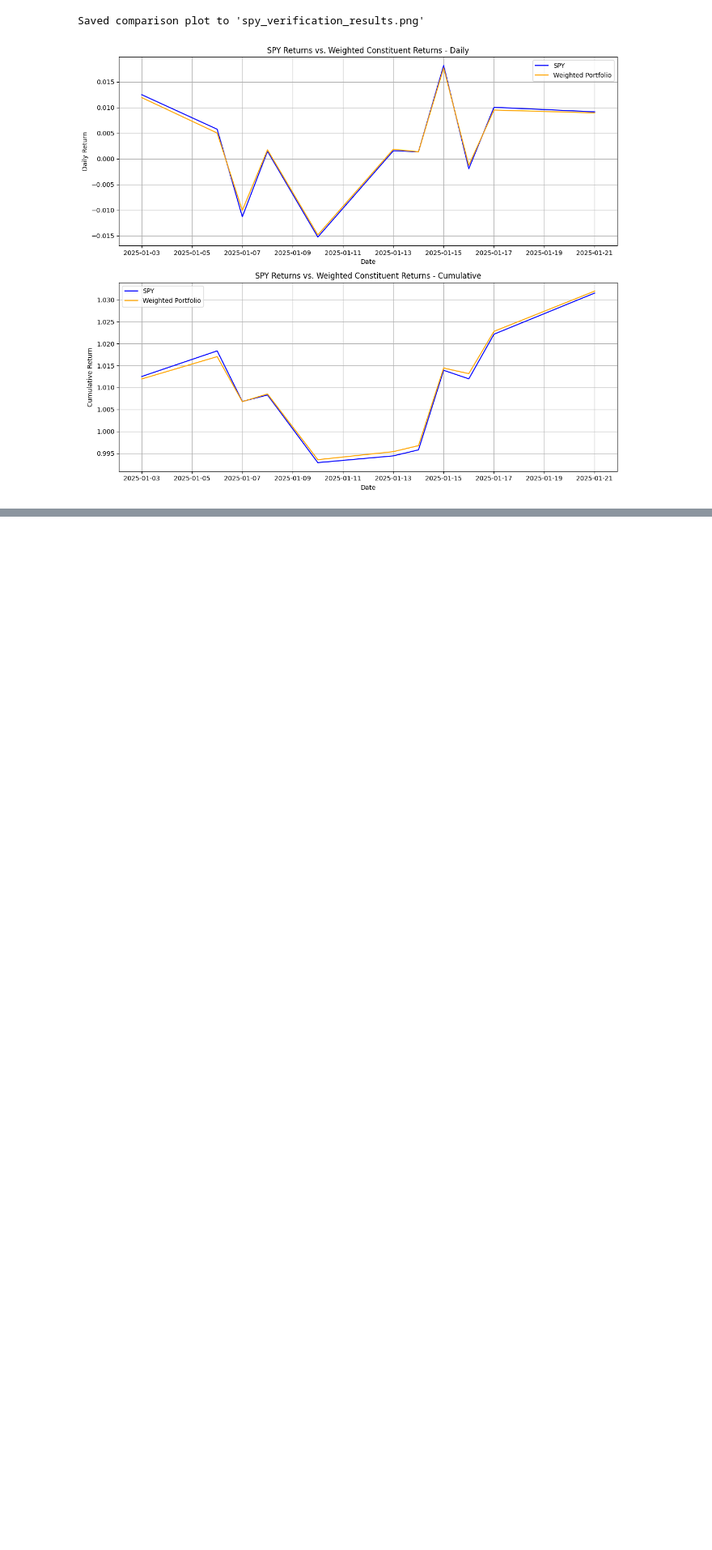
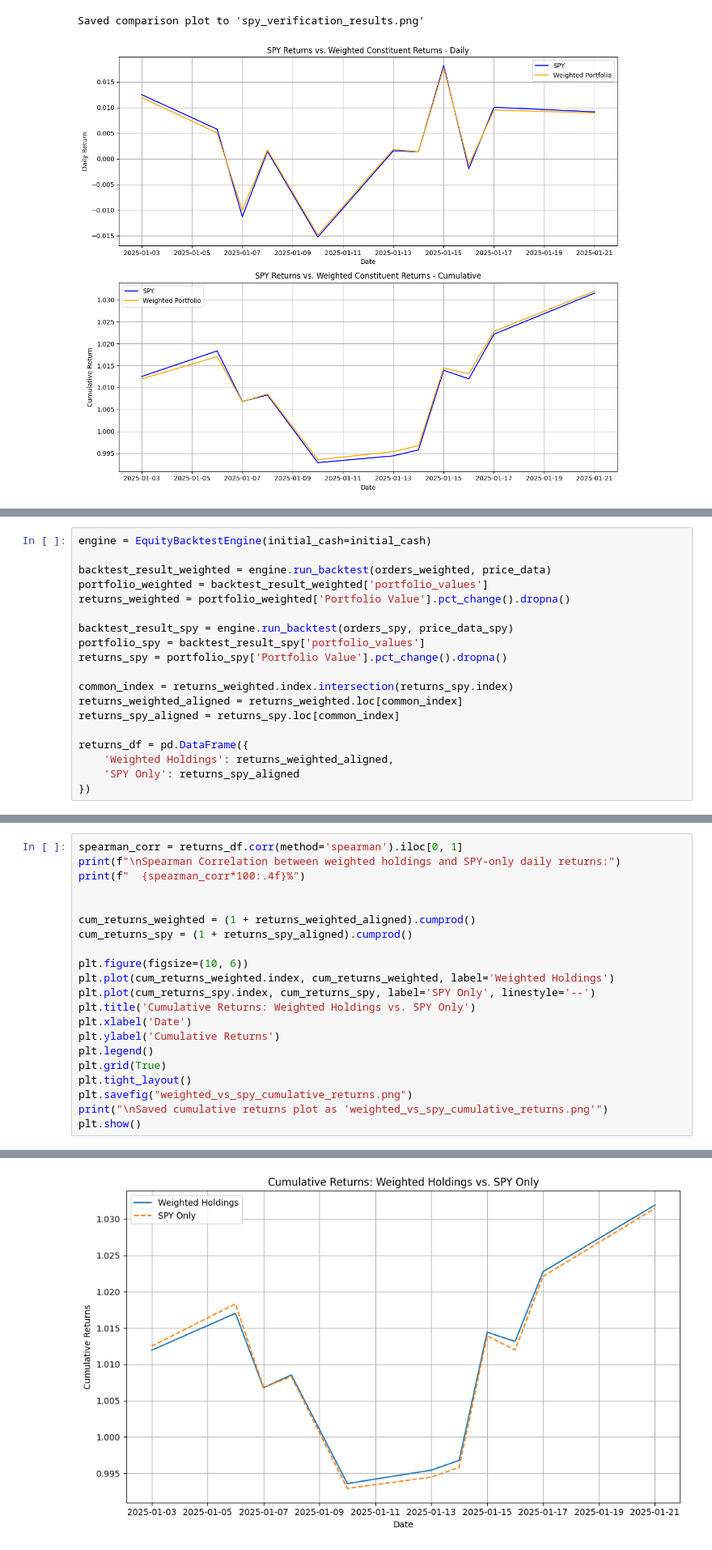
Before and after one commit to nchu05/millennium-data-quality, a Jupyter notebook: backtester/verify_backtester_data.ipynb, the cells around one changed output, grey strips where cells are left out. Shown at 81% size. Cells and saved outputs as stored; diff of their text form; blank space fills up the shorter version.

Commit message:
added backtest full pipeline verification test

```diff
--- a/backtester/verify_backtester_data.ipynb
+++ b/backtester/verify_backtester_data.ipynb
@@ -99,0 +228,19 @@ Saved comparison plot to 'spy_verification_results.png'
+# %%
+engine = EquityBacktestEngine(initial_cash=initial_cash)
+
+backtest_result_weighted = engine.run_backtest(orders_weighted, price_data)
+portfolio_weighted = backtest_result_weighted['portfolio_values']
+returns_weighted = portfolio_weighted['Portfolio Value'].pct_change().dropna()
+
+backtest_result_spy = engine.run_backtest(orders_spy, price_data_spy)
+portfolio_spy = backtest_result_spy['portfolio_values']
+returns_spy = portfolio_spy['Portfolio Value'].pct_change().dropna()
+
+common_index = returns_weighted.index.intersection(returns_spy.index)
+returns_weighted_aligned = returns_weighted.loc[common_index]
+returns_spy_aligned = returns_spy.loc[common_index]
+
+returns_df = pd.DataFrame({
+    'Weighted Holdings': returns_weighted_aligned,
+    'SPY Only': returns_spy_aligned
+})
@@ -99,0 +265,22 @@ Saved comparison plot to 'spy_verification_results.png'
+# %%
+spearman_corr = returns_df.corr(method='spearman').iloc[0, 1]
+print(f"\nSpearman Correlation between weighted holdings and SPY-only daily returns:")
+print(f"  {spearman_corr*100:.4f}%")
+
+
+cum_returns_weighted = (1 + returns_weighted_aligned).cumprod()
+cum_returns_spy = (1 + returns_spy_aligned).cumprod()
+
+plt.figure(figsize=(10, 6))
+plt.plot(cum_returns_weighted.index, cum_returns_weighted, label='Weighted Holdings')
+plt.plot(cum_returns_spy.index, cum_returns_spy, label='SPY Only', linestyle='--')
+plt.title('Cumulative Returns: Weighted Holdings vs. SPY Only')
+plt.xlabel('Date')
+plt.ylabel('Cumulative Returns')
+plt.legend()
+plt.grid(True)
+plt.tight_layout()
+plt.savefig("weighted_vs_spy_cumulative_returns.png")
+print("\nSaved cumulative returns plot as 'weighted_vs_spy_cumulative_returns.png'")
+plt.show()
+# %% [output]
@@ -99,0 +291 @@ Saved comparison plot to 'spy_verification_results.png'
+[figure, added]
```
Also changed, not shown: parts of 4 cells of this notebook, 2 other files.
